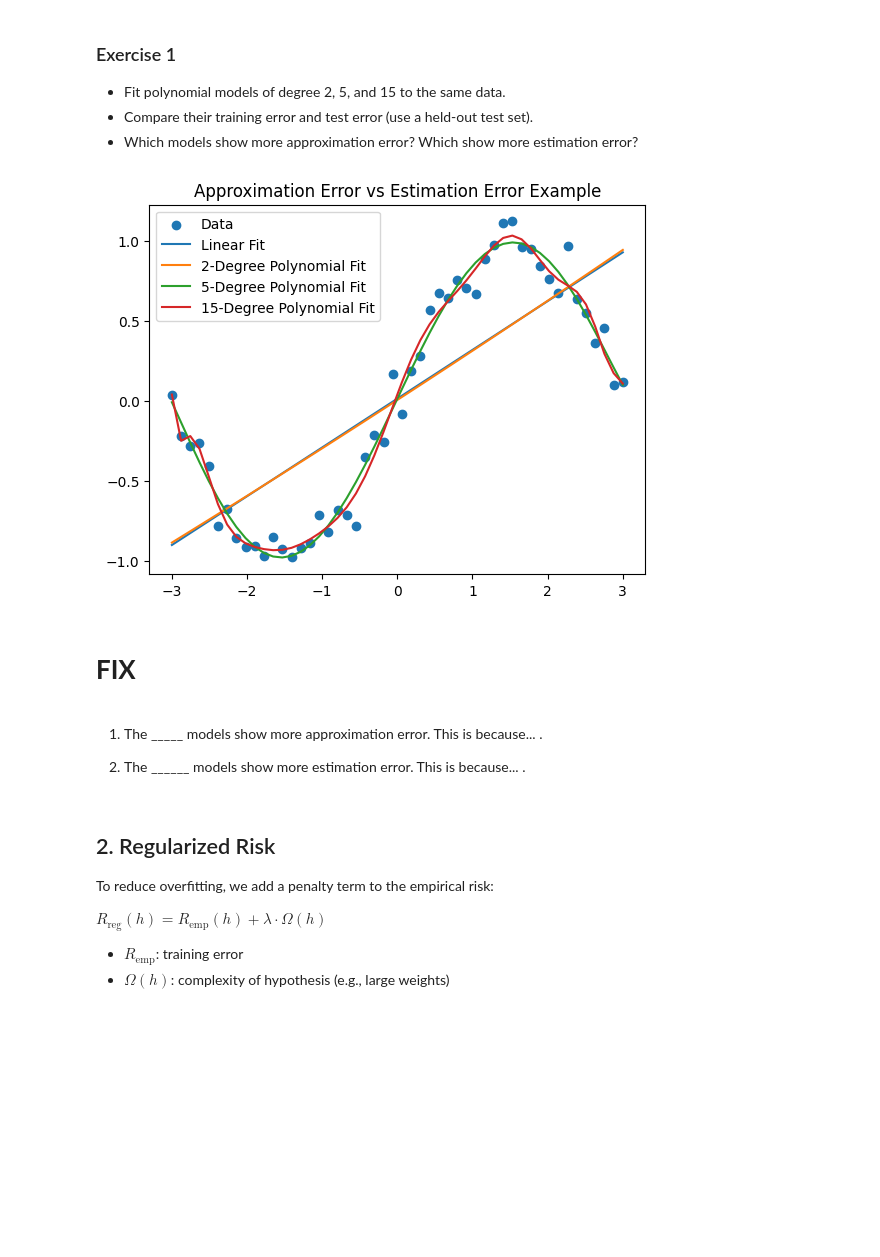
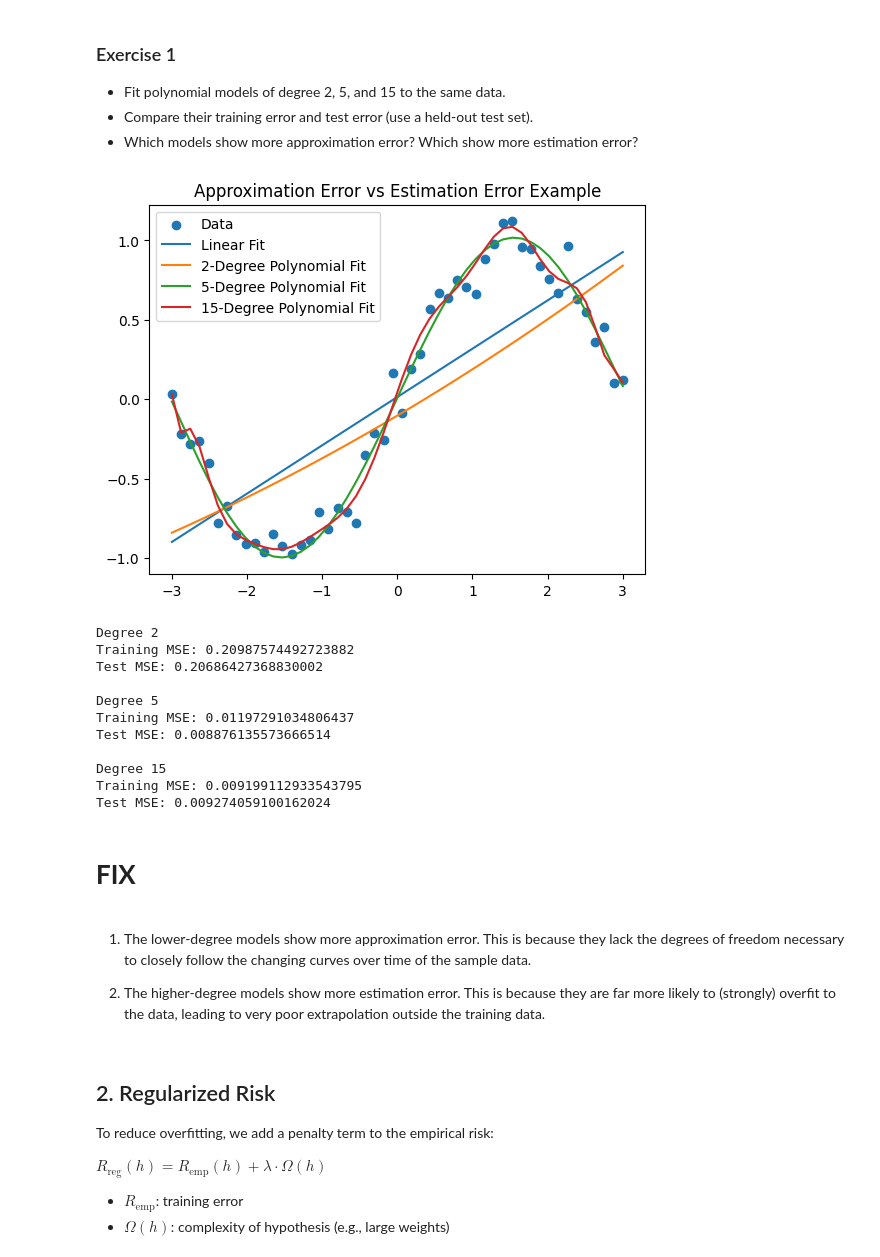
Before and after one commit to jrc117/CS473, a Jupyter notebook: mini_labs/week_4_empirical_risk.ipynb, the cells around one changed output. Cells and saved outputs as stored; diff of their text form; code cells hidden in the pictures; blank space fills up the shorter version.

```diff
--- a/mini_labs/week_4_empirical_risk.ipynb
+++ b/mini_labs/week_4_empirical_risk.ipynb
@@ -64,51 +64,82 @@ X_train, X_test, y_train, y_test = train_test_split(
     X, y, test_size=0.3, random_state=0
 )
 
-# 2-Degree Polynomial fit (low approx. error, higher est. error risk)
+# 2-Degree Polynomial fit.
 two_poly = PolynomialFeatures(degree=2)
 X_train_two_poly = two_poly.fit_transform(X_train)
 X_test_two_poly = two_poly.transform(X_test)
 lin_two_poly = LinearRegression().fit(X_train_two_poly, y_train)
 
 train_error_two_poly = mean_squared_error(y_train, lin_two_poly.predict(X_train_two_poly))
 test_error_two_poly = mean_squared_error(y_test, lin_two_poly.predict(X_test_two_poly))
 
-# 5-Degree Polynomial fit (low approx. error, higher est. error risk)
+# 5-Degree Polynomial fit.
 five_poly = PolynomialFeatures(degree=5)
 X_train_five_poly = five_poly.fit_transform(X_train)
 X_test_five_poly = five_poly.transform(X_test)
 lin_five_poly = LinearRegression().fit(X_train_five_poly, y_train)
 
 train_error_five_poly = mean_squared_error(y_train, lin_five_poly.predict(X_train_five_poly))
 test_error_five_poly = mean_squared_error(y_test, lin_five_poly.predict(X_test_five_poly))
 
-# Generate predictions (for plotting purposes -- I'm not sure if we need a plot).
-
-# 15-Degree Polynomial fit (low approx. error, higher est. error risk)
+# 15-Degree Polynomial fit.
 fifteen_poly = PolynomialFeatures(degree=15)
 X_train_fifteen_poly = fifteen_poly.fit_transform(X_train)
 X_test_fifteen_poly = fifteen_poly.transform(X_test)
 lin_fifteen_poly = LinearRegression().fit(X_train_fifteen_poly, y_train)
+
+# Generate predictions (for plotting purposes -- I'm not sure if we need a plot).
+X_two_poly = two_poly.transform(X)
+X_five_poly = five_poly.transform(X)
+X_fifteen_poly = fifteen_poly.transform(X)
+
+y_two_poly = lin_two_poly.predict(X_two_poly)
+y_five_poly = lin_five_poly.predict(X_five_poly)
+y_fifteen_poly = lin_fifteen_poly.predict(X_fifteen_poly)
 
 train_error_fifteen_poly = mean_squared_error(y_train, lin_fifteen_poly.predict(X_train_fifteen_poly))
 test_error_fifteen_poly = mean_squared_error(y_test, lin_fifteen_poly.predict(X_test_fifteen_poly))
 
 plt.scatter(X, y, label="Data")
 plt.plot(X, y_lin, label="Linear Fit")
 plt.plot(X, y_two_poly, label="2-Degree Polynomial Fit")
 plt.plot(X, y_five_poly, label="5-Degree Polynomial Fit")
 plt.plot(X, y_fifteen_poly, label="15-Degree Polynomial Fit")
 plt.legend()
 plt.title("Approximation Error vs Estimation Error Example")
 plt.show()
+
+# Print errors (for write-up).
+print("Degree 2")
+print("Training MSE:", train_error_two_poly)
+print("Test MSE:", test_error_two_poly)
+
+print("\nDegree 5")
+print("Training MSE:", train_error_five_poly)
+print("Test MSE:", test_error_five_poly)
+
+print("\nDegree 15")
+print("Training MSE:", train_error_fifteen_poly)
+print("Test MSE:", test_error_fifteen_poly)
 # %% [output]
-[figure, old version]
+[figure, new version]
+Degree 2
+Training MSE: 0.20987574492723882
+Test MSE: 0.20686427368830002
+
+Degree 5
+Training MSE: 0.01197291034806437
+Test MSE: 0.008876135573666514
+
+Degree 15
+Training MSE: 0.009199112933543795
+Test MSE: 0.009274059100162024
 # %% [markdown]
 # **FIX**
 # %% [markdown]
-1. The _____ models show more approximation error.  This is because... .
+1. The lower-degree models show more approximation error.  This is because they lack the degrees of freedom necessary to closely follow the changing curves over time of the sample data.
 
-2. The ______ models show more estimation error.  This is because... .
+2. The higher-degree models show more estimation error.  This is because they are far more likely to (strongly) overfit to the data, leading to very poor extrapolation outside the training data.
 # %% [markdown]
 ## 2. Regularized Risk
 
```
Also changed, not shown: parts of 2 cells of this notebook.
